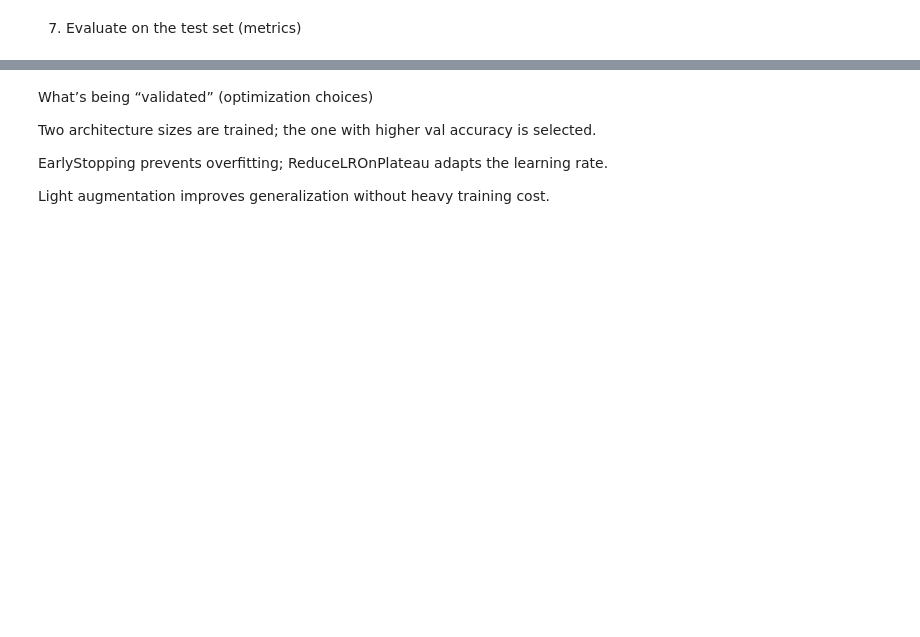
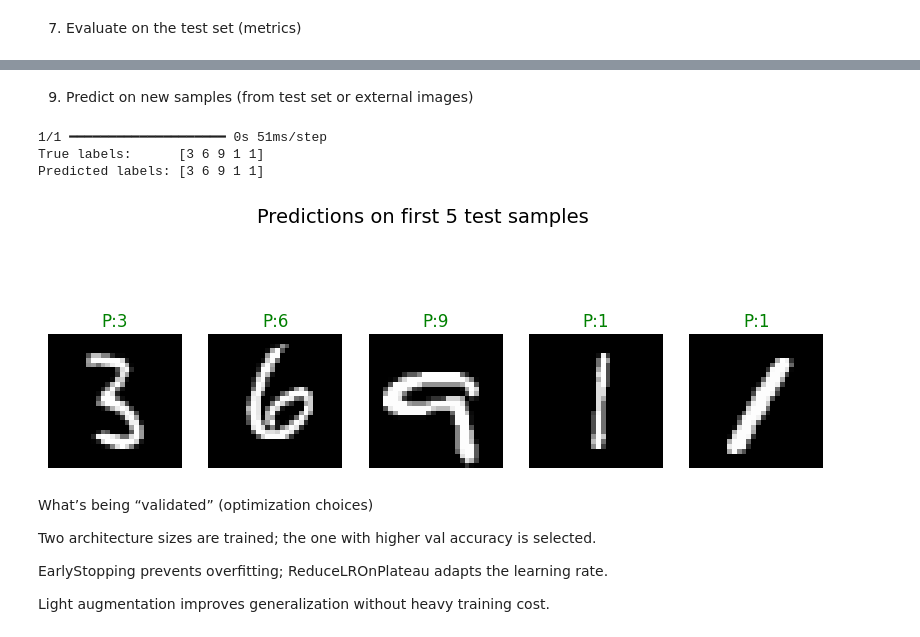
Before and after one commit to smraytech/test, a Jupyter notebook: exercises/machine-learning/neural-networks/convolutional_neural_networks.ipynb, the cells around one changed output, grey strips where cells are left out. Drawn from its saved outputs; the diff is of its cells as text; code cells hidden in the pictures; blank space fills up the shorter version.

```diff
--- a/exercises/machine-learning/neural-networks/convolutional_neural_networks.ipynb
+++ b/exercises/machine-learning/neural-networks/convolutional_neural_networks.ipynb
@@ -234,3 +259,32 @@ weighted avg     0.0084    0.0917    0.0154       229
+# %% [markdown]
+9) Predict on new samples (from test set or external images)
+# %%
+# Example: predict on the first 5 test samples
+sample_images = X_test[:5]
+sample_labels = y_test[:5]
+
+# Model outputs probabilities for each class
+pred_probs = best_model.predict(sample_images)
+pred_classes = np.argmax(pred_probs, axis=1)
+
+print("True labels:     ", sample_labels)
+print("Predicted labels:", pred_classes)
+
+# Visualize them
+plt.figure(figsize=(10,4))
+for i in range(5):
+    plt.subplot(1,5,i+1)
+    plt.imshow(sample_images[i].reshape(28,28), cmap="gray")
+    plt.axis("off")
+    color = "green" if sample_labels[i] == pred_classes[i] else "red"
+    plt.title(f"P:{pred_classes[i]}", color=color)
+plt.suptitle("Predictions on first 5 test samples", fontsize=14)
+plt.show()
+# %% [output]
+1/1 ━━━━━━━━━━━━━━━━━━━━ 0s 51ms/step
+True labels:      [3 6 9 1 1]
+Predicted labels: [3 6 9 1 1]
+[figure, added]
 # %% [markdown]
 What’s being “validated” (optimization choices)
 
```
Also changed, not shown: parts of 7 cells of this notebook.
